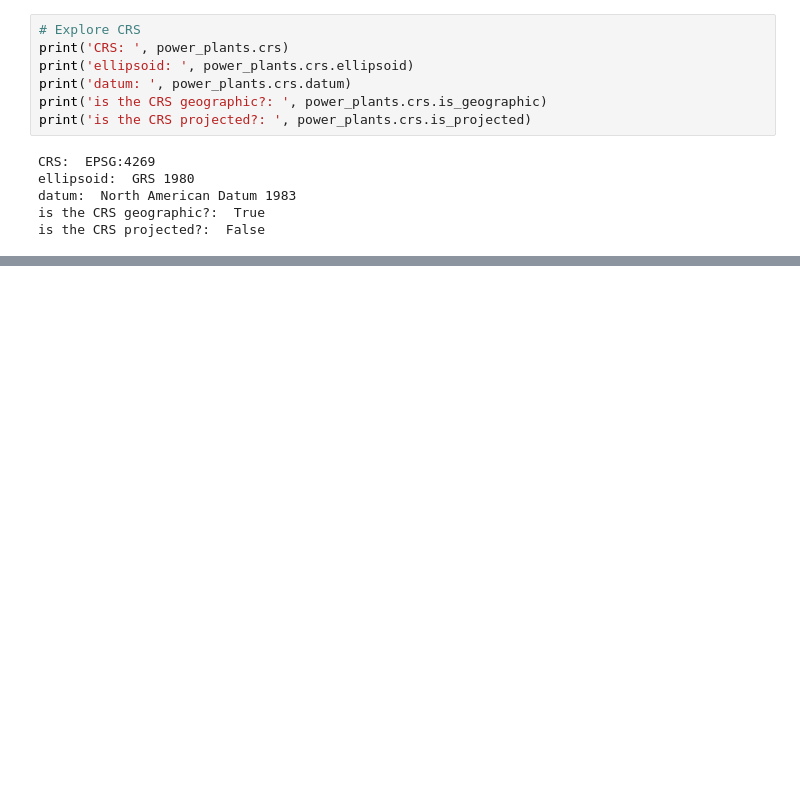
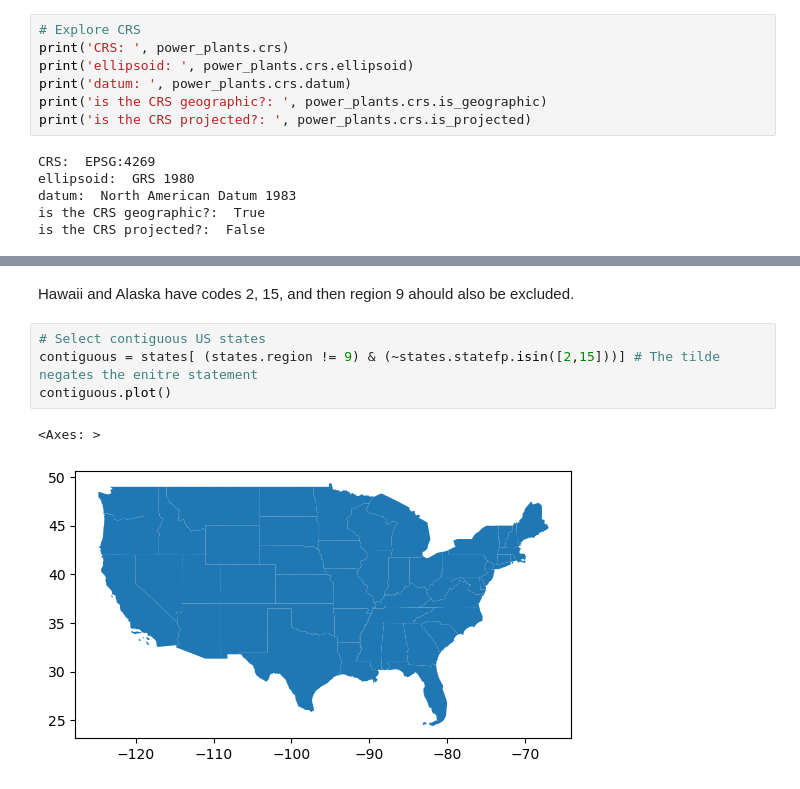
Before and after one commit to stephenccodes/EDS220-2024-in-class, a Jupyter notebook: week5-csv-to-geodf.ipynb, the cells around one changed output, grey strips where cells are left out. Saved outputs shown, nothing was run; the diff lists cells and outputs as text; blank space fills up the shorter version.

```diff
--- a/week5-csv-to-geodf.ipynb
+++ b/week5-csv-to-geodf.ipynb
@@ -76,0 +238,9 @@ states = gpd.read_file(fp)
+# %% [markdown]
+Hawaii and Alaska have codes 2, 15, and then region 9 ahould also be excluded.
+# %%
+# Select contiguous US states
+contiguous = states[ (states.region != 9) & (~states.statefp.isin([2,15]))] # The tilde negates the enitre statement
+contiguous.plot()
+# %% [output]
+<Axes: >
+[figure, added]
```
Also changed, not shown: parts of 36 cells of this notebook.
